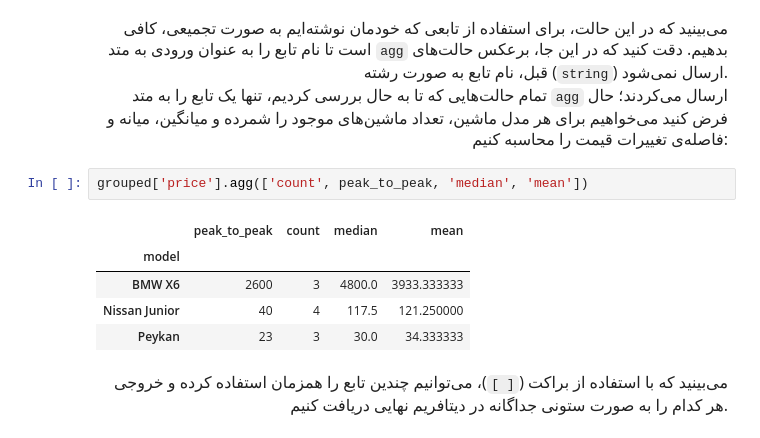
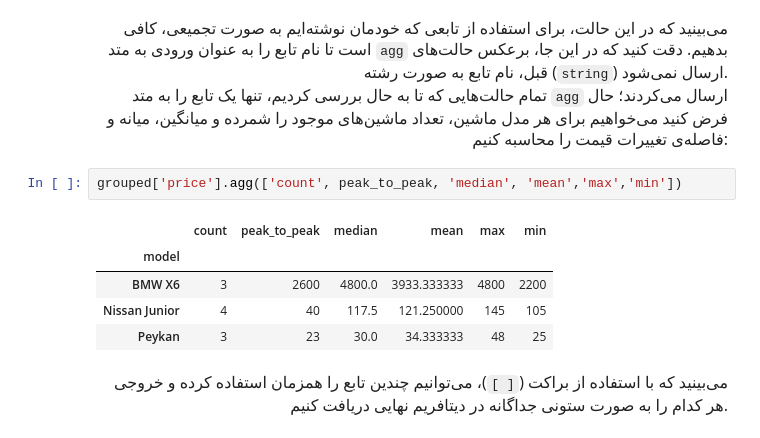
Before and after one commit to HosseinTahami/Learning, a Jupyter notebook: Pandas/9_groupby.ipynb, the cells around one changed output. Drawn from its saved outputs; the diff is of its cells as text.

```diff
--- a/Pandas/9_groupby.ipynb
+++ b/Pandas/9_groupby.ipynb
@@ -179,13 +179,13 @@ grouped[['price','Weight (KG)']].agg( peak_to_peak )
     </font>
 </p>
 # %%
-grouped['price'].agg(['count', peak_to_peak, 'median', 'mean'])
+grouped['price'].agg(['count', peak_to_peak, 'median', 'mean','max','min'])
 # %% [output]
-|  | peak_to_peak | count | median | mean |
-| model |  |  |  |  |
-| BMW X6 | 2600 | 3 | 4800.0 | 3933.333333 |
-| Nissan Junior | 40 | 4 | 117.5 | 121.250000 |
-| Peykan | 23 | 3 | 30.0 | 34.333333 |
+|  | count | peak_to_peak | median | mean | max | min |
+| model |  |  |  |  |  |  |
+| BMW X6 | 3 | 2600 | 4800.0 | 3933.333333 | 4800 | 2200 |
+| Nissan Junior | 4 | 40 | 117.5 | 121.250000 | 145 | 105 |
+| Peykan | 3 | 23 | 30.0 | 34.333333 | 48 | 25 |
 # %% [markdown]
 <p dir=rtl style="direction: rtl;text-align: right;line-height:200%;font-family:vazir;font-size:medium">
 <font face="vazir" size=3>
```
Also changed, not shown: 18 other files.
